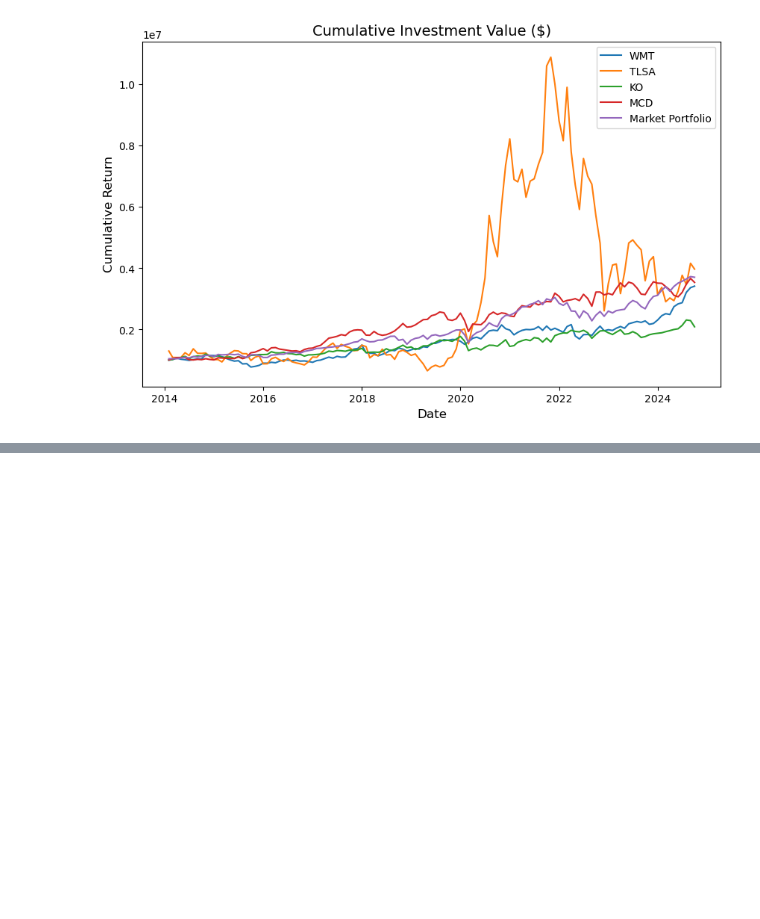
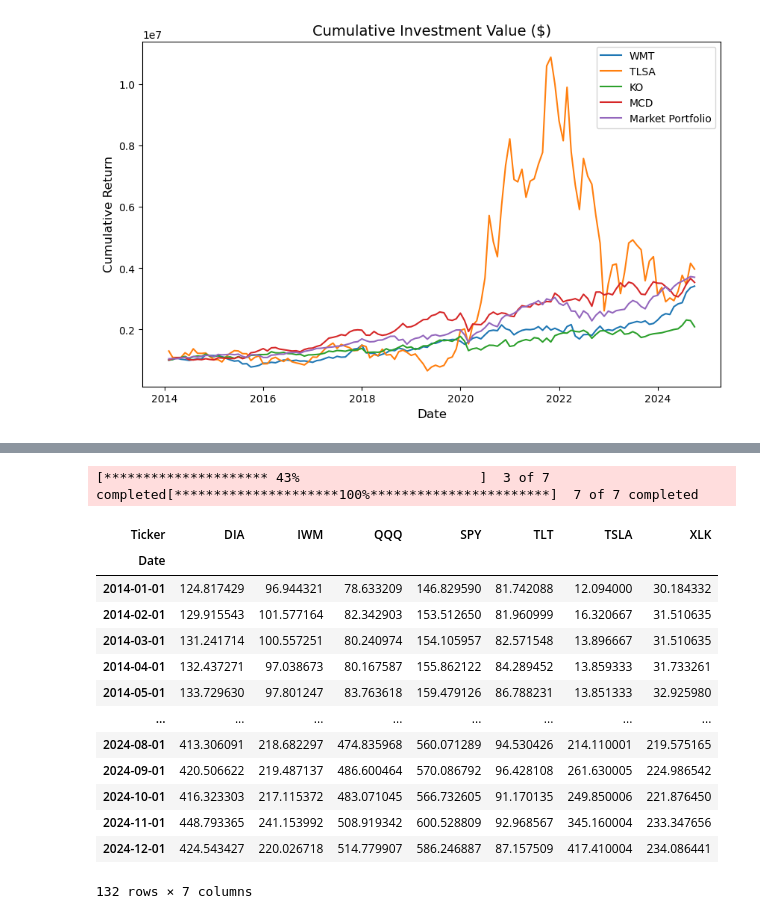
Before and after one commit to linxian963/Financial-Modeling-FINC-305, a Jupyter notebook: Sec1_linear_regression/linear_regression.ipynb, the cells around one changed output, grey strips where cells are left out. Saved outputs shown, nothing was run; the diff lists cells and outputs as text; code cells hidden in the pictures; blank space fills up the shorter version.

```diff
--- a/Sec1_linear_regression/linear_regression.ipynb
+++ b/Sec1_linear_regression/linear_regression.ipynb
@@ -636,0 +653,27 @@ plt.show()
+# %%
+# It's a quick example about building factor model.
+
+#I will select some stocks to build my arbitrage strategy.
+
+tickers = ["TSLA", "SPY", "QQQ", "DIA", "IWM", "TLT", "XLK"]
+
+
+p_close = yf.download(tickers, start_date, end_date, interval= freq)["Close"]
+
+p_close
+# %% [output]
+[********************* 43%                       ]  3 of 7 completed[*********************100%***********************]  7 of 7 completed
+| Ticker | DIA | IWM | QQQ | SPY | TLT | TSLA | XLK |
+| Date |  |  |  |  |  |  |  |
+| 2014-01-01 | 124.817429 | 96.944321 | 78.633209 | 146.829590 | 81.742088 | 12.094000 | 30.184332 |
+| 2014-02-01 | 129.915543 | 101.577164 | 82.342903 | 153.512650 | 81.960999 | 16.320667 | 31.510635 |
+| 2014-03-01 | 131.241714 | 100.557251 | 80.240974 | 154.105957 | 82.571548 | 13.896667 | 31.510635 |
+| 2014-04-01 | 132.437271 | 97.038673 | 80.167587 | 155.862122 | 84.289452 | 13.859333 | 31.733261 |
+| 2014-05-01 | 133.729630 | 97.801247 | 83.763618 | 159.479126 | 86.788231 | 13.851333 | 32.925980 |
+| ... | ... | ... | ... | ... | ... | ... | ... |
+| 2024-08-01 | 413.306091 | 218.682297 | 474.835968 | 560.071289 | 94.530426 | 214.110001 | 219.575165 |
+| 2024-09-01 | 420.506622 | 219.487137 | 486.600464 | 570.086792 | 96.428108 | 261.630005 | 224.986542 |
+| 2024-10-01 | 416.323303 | 217.115372 | 483.071045 | 566.732605 | 91.170135 | 249.850006 | 221.876450 |
+| 2024-11-01 | 448.793365 | 241.153992 | 508.919342 | 600.528809 | 92.968567 | 345.160004 | 233.347656 |
+| 2024-12-01 | 424.543427 | 220.026718 | 514.779907 | 586.246887 | 87.157509 | 417.410004 | 234.086441 |
+132 rows × 7 columns
```
Also changed, not shown: parts of 3 cells of this notebook, 1 other file.
